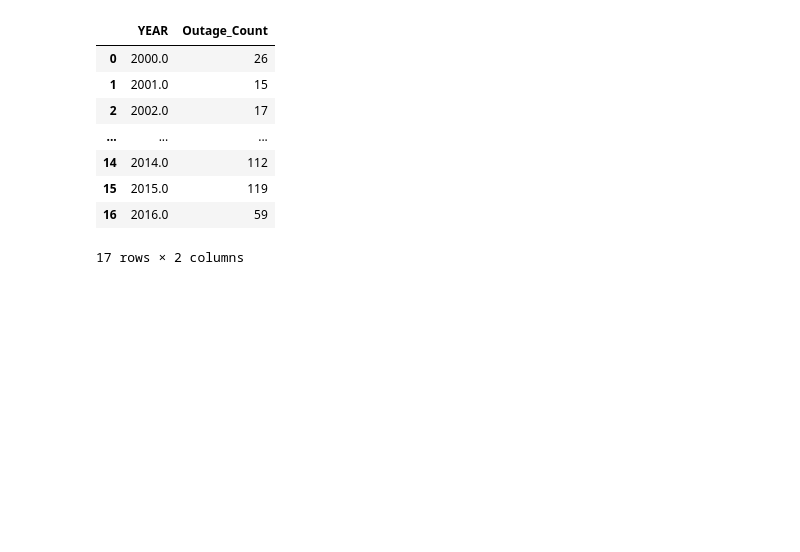
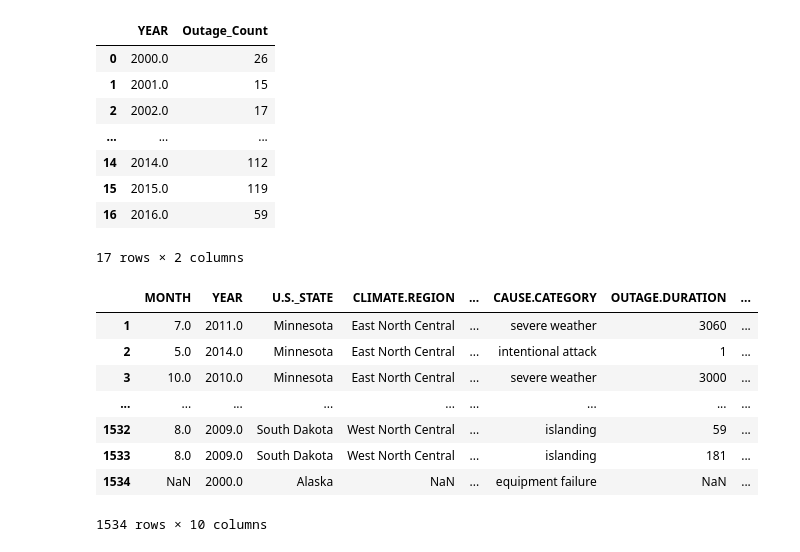
Before and after one commit to Serena-Chensr/power-outage-prediction, a Jupyter notebook: template.ipynb, the cells around one changed output. Saved outputs shown, nothing was run; the diff lists cells and outputs as text; code cells hidden in the pictures; blank space fills up the shorter version.

```diff
--- a/template.ipynb
+++ b/template.ipynb
@@ -380,3 +380,17 @@ fig_year.update_layout(
 )
 
 fig_year.show()
+# %%
+outage_info = outage[['MONTH','YEAR','U.S._STATE','CLIMATE.REGION','CLIMATE.CATEGORY','ANOMALY.LEVEL','CAUSE.CATEGORY','OUTAGE.DURATION','DEMAND.LOSS.MW','CUSTOMERS.AFFECTED']]
+outage_info = outage_info.drop(index=0)
+outage_info
+# %% [output]
+|  | MONTH | YEAR | U.S._STATE | CLIMATE.REGION | ... | CAUSE.CATEGORY | OUTAGE.DURATION | ... |
+| 1 | 7.0 | 2011.0 | Minnesota | East North Central | ... | severe weather | 3060 | ... |
+| 2 | 5.0 | 2014.0 | Minnesota | East North Central | ... | intentional attack | 1 | ... |
+| 3 | 10.0 | 2010.0 | Minnesota | East North Central | ... | severe weather | 3000 | ... |
+| ... | ... | ... | ... | ... | ... | ... | ... | ... |
+| 1532 | 8.0 | 2009.0 | South Dakota | West North Central | ... | islanding | 59 | ... |
+| 1533 | 8.0 | 2009.0 | South Dakota | West North Central | ... | islanding | 181 | ... |
+| 1534 | NaN | 2000.0 | Alaska | NaN | ... | equipment failure | NaN | ... |
+1534 rows × 10 columns
```
Also changed, not shown: parts of 2 cells of this notebook, 1 other file.
